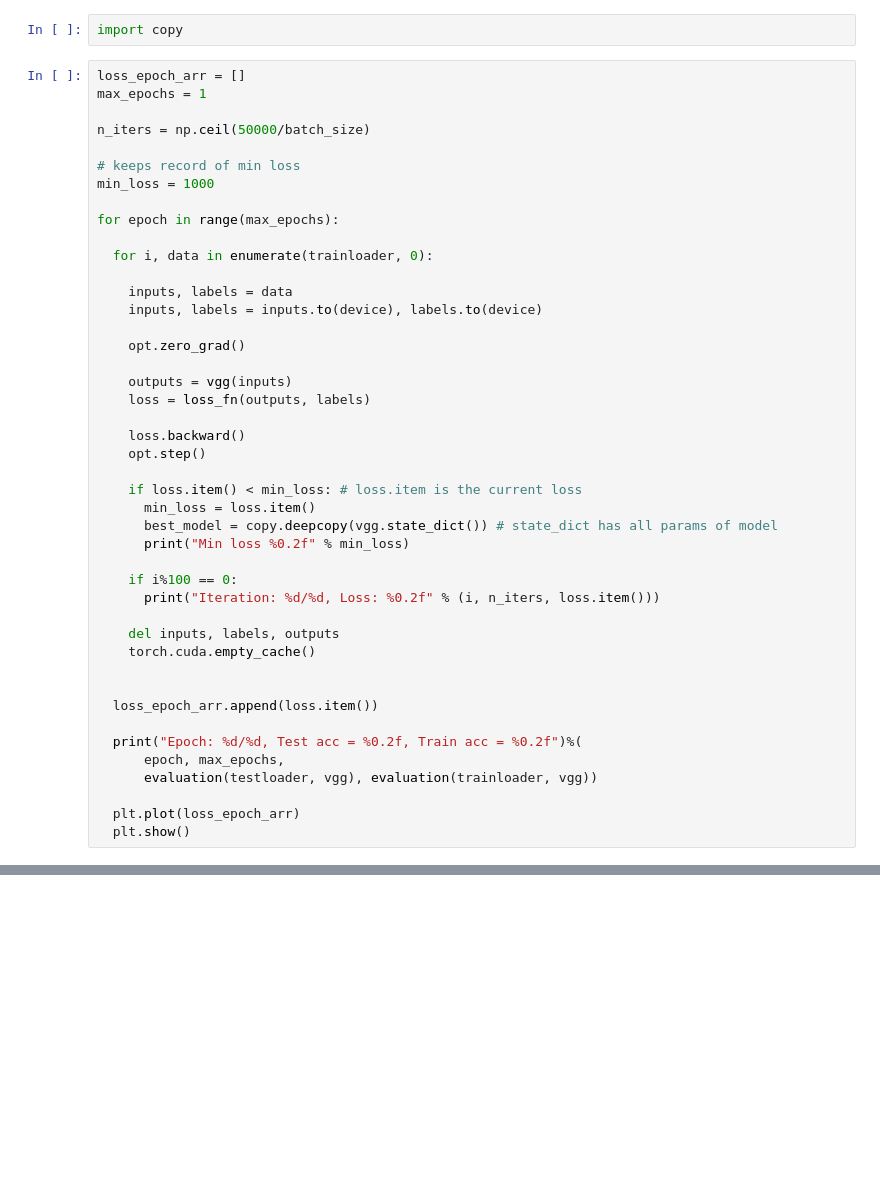
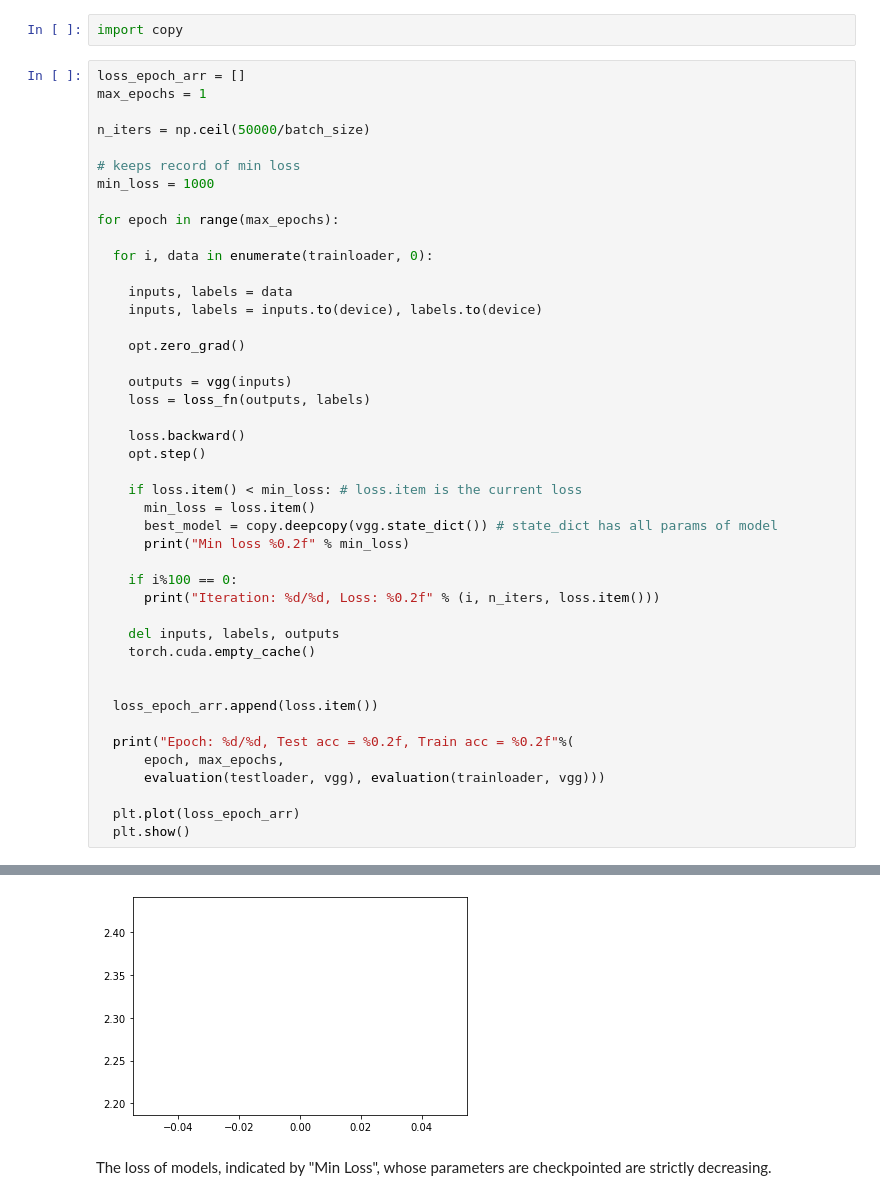
Before and after one commit to sonamkshenoy/Neural-Networks-Using-PyTorch, a Jupyter notebook: VGGNet.ipynb, the cells around one changed output, grey strips where cells are left out. Drawn from its saved outputs; the diff is of its cells as text; blank space fills up the shorter version.

```diff
--- a/VGGNet.ipynb
+++ b/VGGNet.ipynb
@@ -418,9 +442,10 @@ for epoch in range(max_epochs):
 
   loss_epoch_arr.append(loss.item())
 
-  print("Epoch: %d/%d, Test acc = %0.2f, Train acc = %0.2f")%(
+  print("Epoch: %d/%d, Test acc = %0.2f, Train acc = %0.2f"%(
       epoch, max_epochs,
-      evaluation(testloader, vgg), evaluation(trainloader, vgg))
+      evaluation(testloader, vgg), evaluation(trainloader, vgg)))
 
   plt.plot(loss_epoch_arr)
   plt.show()
+# %% [output]
@@ -427,3 +469,6 @@ for epoch in range(max_epochs):
+[figure, added]
+# %% [markdown]
+The loss of models, indicated by "Min Loss", whose parameters are checkpointed are strictly decreasing.
 # %%
 # i.e. overriding the "vgg" variable with the best model (parameters), since you'll be using this variable to access the model henceforth
 vgg.load_state_dict(best_model)
```
Also changed, not shown: parts of 5 cells of this notebook.
